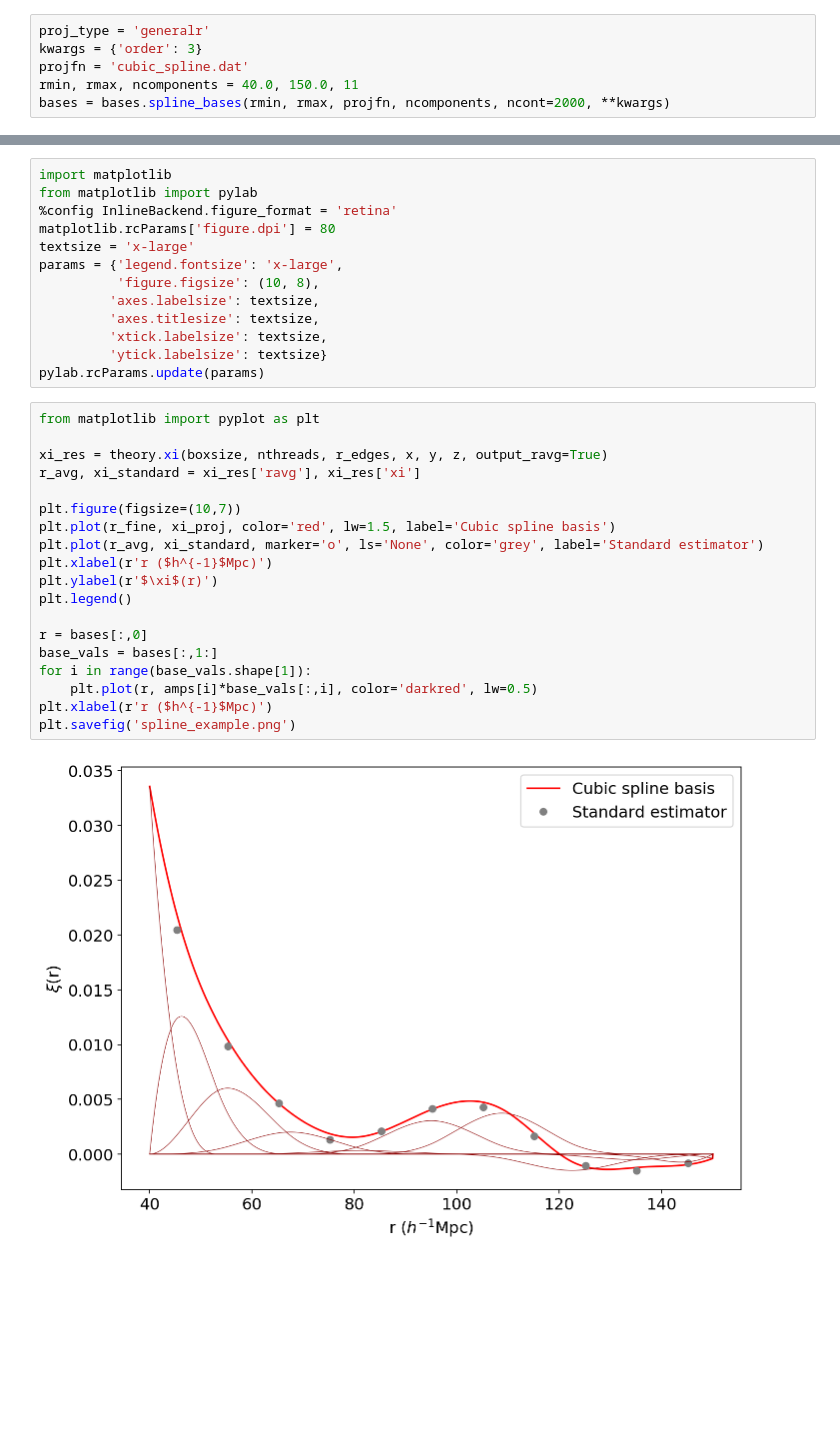
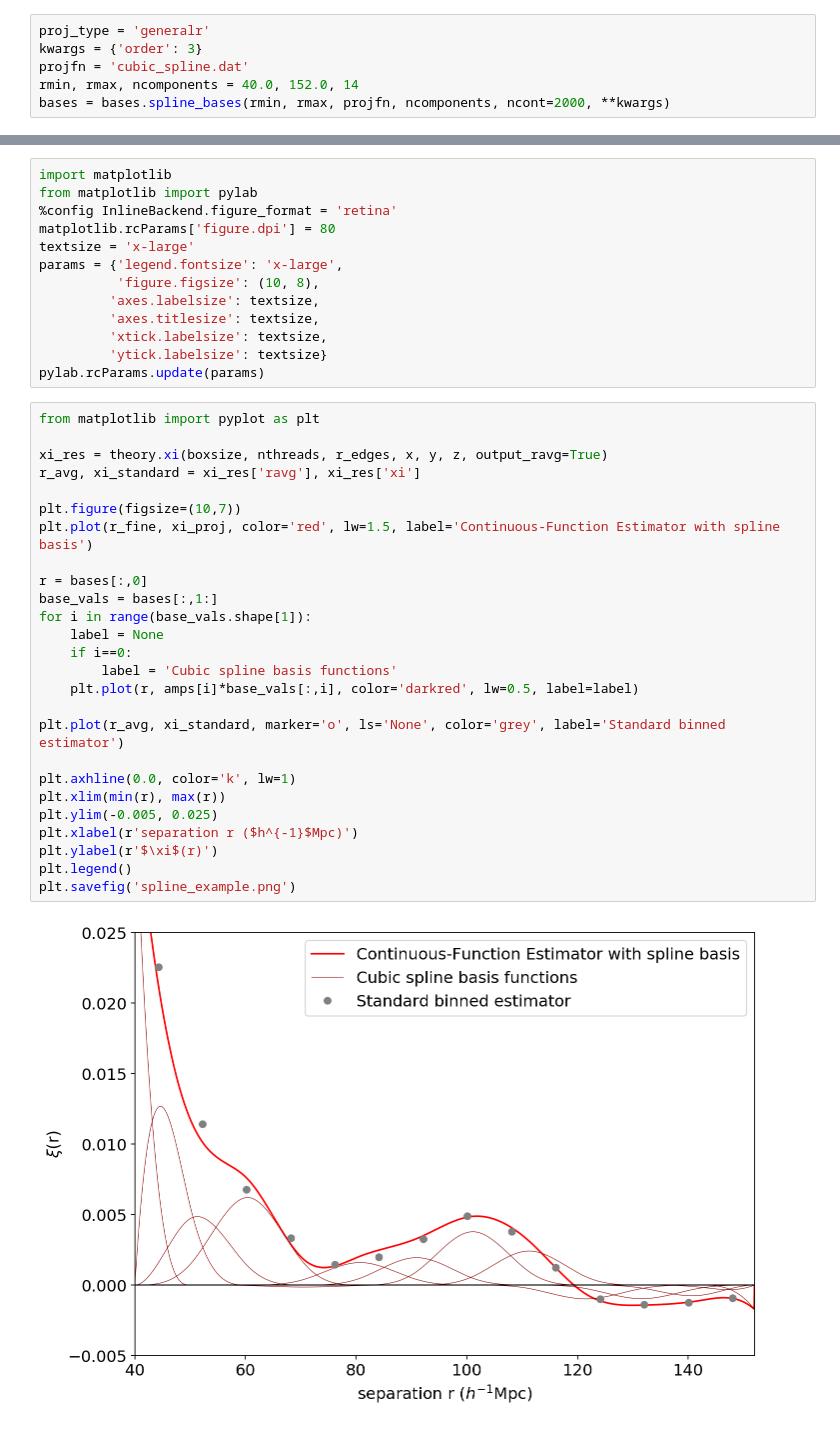
Before and after one commit to kstoreyf/Corrfunc, a Jupyter notebook: examples/basic_usage.ipynb, the cells around one changed output, grey strips where cells are left out. Saved outputs shown, nothing was run; the diff lists cells and outputs as text; blank space fills up the shorter version.

```diff
--- a/examples/basic_usage.ipynb
+++ b/examples/basic_usage.ipynb
@@ -13,5 +22,5 @@ z_rand = np.random.uniform(0, boxsize, nr)
 proj_type = 'generalr'
 kwargs = {'order': 3}
 projfn = 'cubic_spline.dat'
-rmin, rmax, ncomponents = 40.0, 150.0, 11
+rmin, rmax, ncomponents = 40.0, 152.0, 14
 bases = bases.spline_bases(rmin, rmax, projfn, ncomponents, ncont=2000, **kwargs)
@@ -53,21 +68,28 @@ pylab.rcParams.update(params)
 # %%
 from matplotlib import pyplot as plt
 
 xi_res = theory.xi(boxsize, nthreads, r_edges, x, y, z, output_ravg=True)
 r_avg, xi_standard = xi_res['ravg'], xi_res['xi']
 
 plt.figure(figsize=(10,7))
-plt.plot(r_fine, xi_proj, color='red', lw=1.5, label='Cubic spline basis')
-plt.plot(r_avg, xi_standard, marker='o', ls='None', color='grey', label='Standard estimator')
-plt.xlabel(r'r ($h^{-1}$Mpc)')
-plt.ylabel(r'$\xi$(r)')
-plt.legend()
+plt.plot(r_fine, xi_proj, color='red', lw=1.5, label='Continuous-Function Estimator with spline basis')
 
 r = bases[:,0]
 base_vals = bases[:,1:]
 for i in range(base_vals.shape[1]):
-    plt.plot(r, amps[i]*base_vals[:,i], color='darkred', lw=0.5)
-plt.xlabel(r'r ($h^{-1}$Mpc)')
+    label = None
+    if i==0:
+        label = 'Cubic spline basis functions'
+    plt.plot(r, amps[i]*base_vals[:,i], color='darkred', lw=0.5, label=label)
+
+plt.plot(r_avg, xi_standard, marker='o', ls='None', color='grey', label='Standard binned estimator')
+
+plt.axhline(0.0, color='k', lw=1)
+plt.xlim(min(r), max(r))
+plt.ylim(-0.005, 0.025)
+plt.xlabel(r'separation r ($h^{-1}$Mpc)')
+plt.ylabel(r'$\xi$(r)')
+plt.legend()
 plt.savefig('spline_example.png')
 # %% [output]
-[figure, old version]
+[figure, new version]
```
Also changed, not shown: parts of 10 cells of this notebook, 1 other file.
